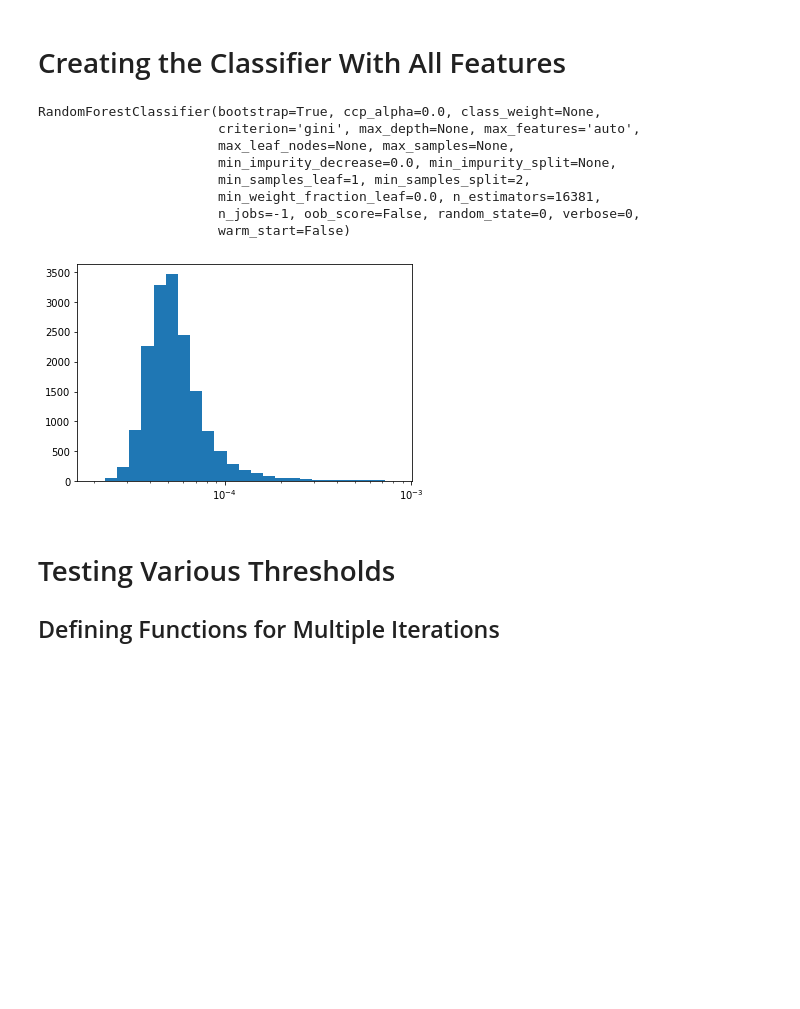
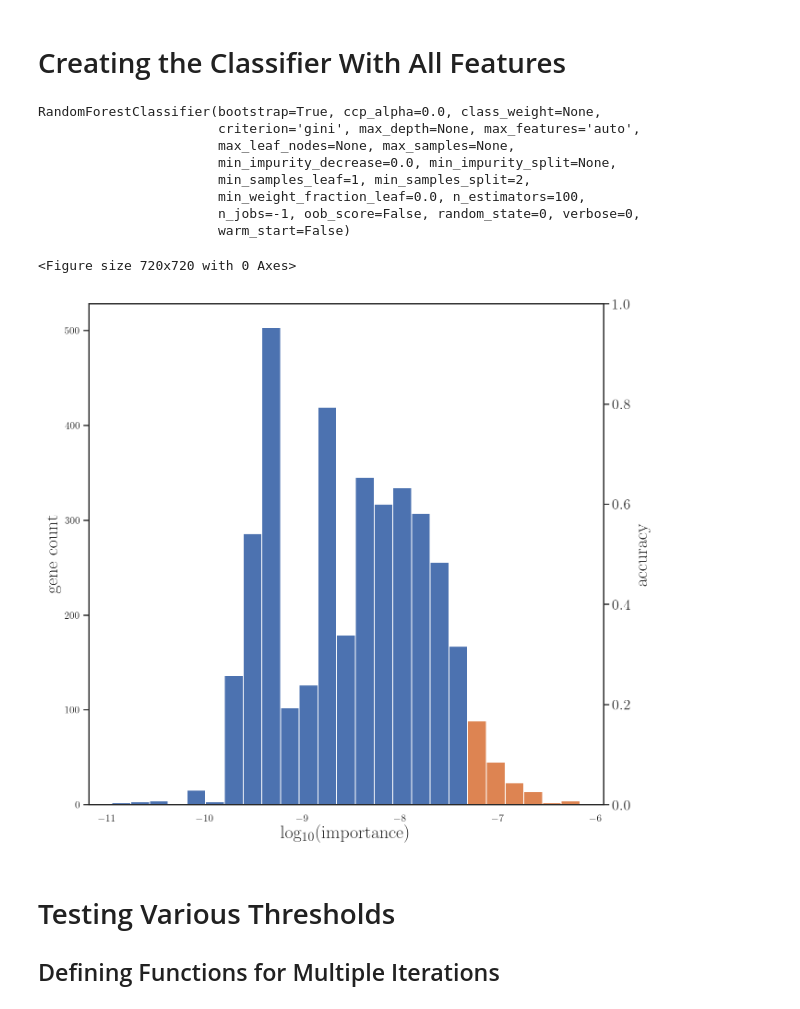
Before and after one commit to tig3r66/youreka_genes, a Jupyter notebook: src/nnet/rf_trials.ipynb, the cells around one changed output. Drawn from its saved outputs; the diff is of its cells as text; code cells hidden in the pictures; blank space fills up the shorter version.

```diff
--- a/src/nnet/rf_trials.ipynb
+++ b/src/nnet/rf_trials.ipynb
@@ -23,6 +24,10 @@ df.head()
 X = df.drop(columns=['CELL_LINE_NAME', 'classification'])
 y = df['classification']
 feat_labels = list(X.columns)
+# %%
+min_max_scaler = preprocessing.MinMaxScaler()
+x_scaled = min_max_scaler.fit_transform(X)
+X = pd.DataFrame(x_scaled)
 # %%
 # 20% test, 80% train
 X_train, X_test, y_train, y_test = train_test_split(X, y, test_size=0.2, random_state=0)
@@ -30,7 +35,7 @@ X_train, X_test, y_train, y_test = train_test_split(X, y, test_size=0.2, random_
 # Creating the Classifier With All Features
 # %%
 # create and train the classifier
-clf = RandomForestClassifier(n_estimators=X.shape[1], random_state=0, n_jobs=-1)
+clf = RandomForestClassifier(n_estimators=100, random_state=0, n_jobs=-1)
 clf.fit(X_train, y_train)
 # %% [output]
 RandomForestClassifier(bootstrap=True, ccp_alpha=0.0, class_weight=None,
@@ -38,7 +43,7 @@ RandomForestClassifier(bootstrap=True, ccp_alpha=0.0, class_weight=None,
                        max_leaf_nodes=None, max_samples=None,
                        min_impurity_decrease=0.0, min_impurity_split=None,
                        min_samples_leaf=1, min_samples_split=2,
-                       min_weight_fraction_leaf=0.0, n_estimators=16381,
+                       min_weight_fraction_leaf=0.0, n_estimators=100,
                        n_jobs=-1, oob_score=False, random_state=0, verbose=0,
                        warm_start=False)
 # %%
@@ -48,17 +53,28 @@ feat_importances.sort(key = lambda x: x[1], reverse=True)
 # %%
 # plotting the feature importances
 import matplotlib.pyplot as plt
+plt.tight_layout()
+
 indices = np.arange(len(feat_importances))
 x, y = zip(*feat_importances)
-
-def plot_loghist(x, bins):
-    hist, bins = np.histogram(x, bins=bins)
-    logbins = np.logspace(np.log10(bins[0]), np.log10(bins[-1]), len(bins))
-    plt.hist(x, bins=logbins)
-    plt.xscale('log')
-plot_loghist(y, 25)
+y = [i for i in y if i > 0]
 # %% [output]
-[figure, removed]
+<Figure size 720x720 with 0 Axes>
+# %%
+ax1 = plt.subplot(111)
+_, _, bars = plt.hist(np.log(y), bins=25, color='C0')
+
+for bar in bars:
+    if bar.get_x() >= -7.5:
+        bar.set_facecolor('C1')
+ax2 = ax1.twinx()
+ax1.plot()
+ax1.set_xlabel('$\mathrm{log_{10}(importance)}$', size=20)
+ax1.set_ylabel('$\mathrm{gene\ count}$', size=20)
+ax2.set_ylabel('$\mathrm{accuracy}$', size=20)
+plt.tick_params(labelsize=16)
+# %% [output]
+[figure, added]
 # %% [markdown]
 # Testing Various Thresholds
 ## Defining Functions for Multiple Iterations
```
Also changed, not shown: parts of 8 cells of this notebook, 1 other file.
